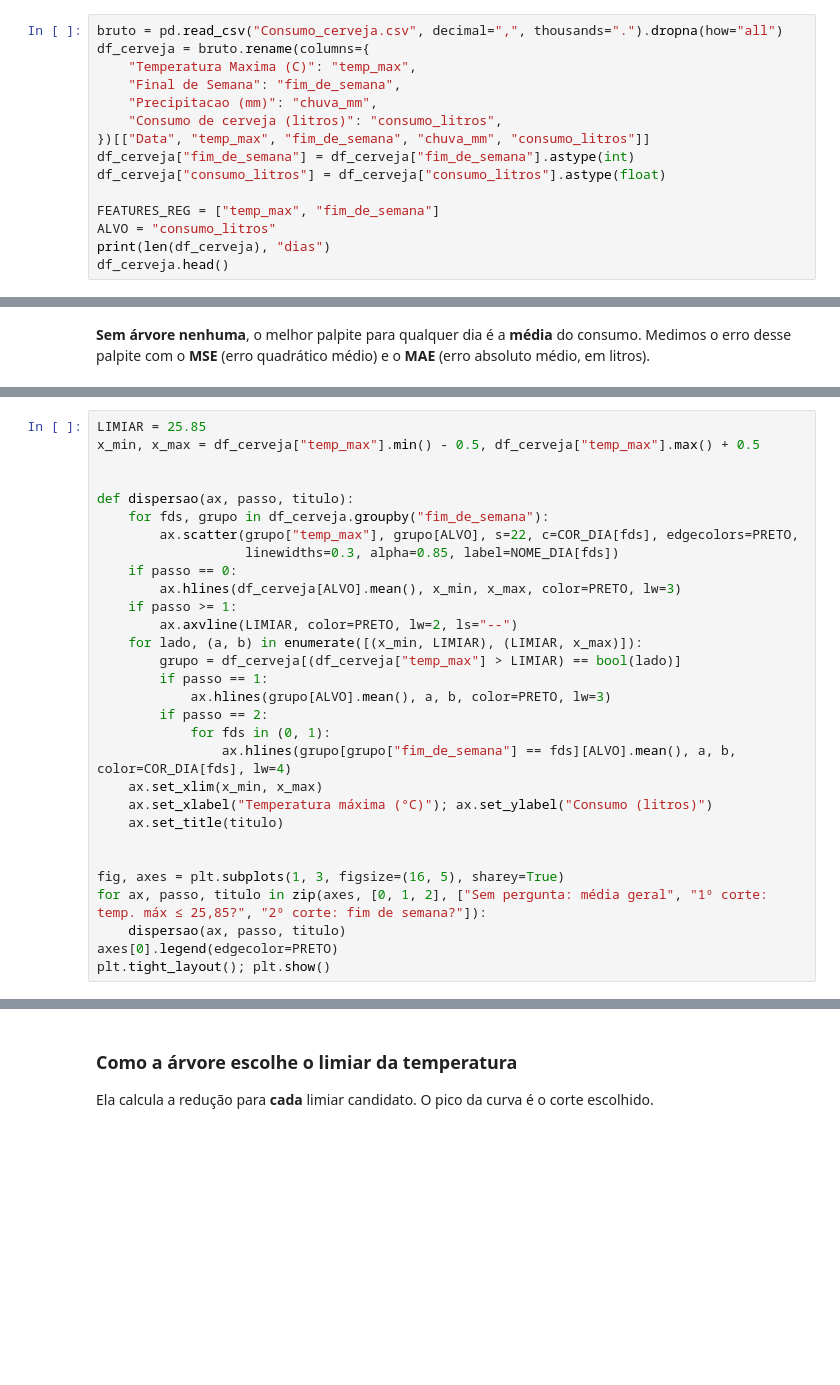
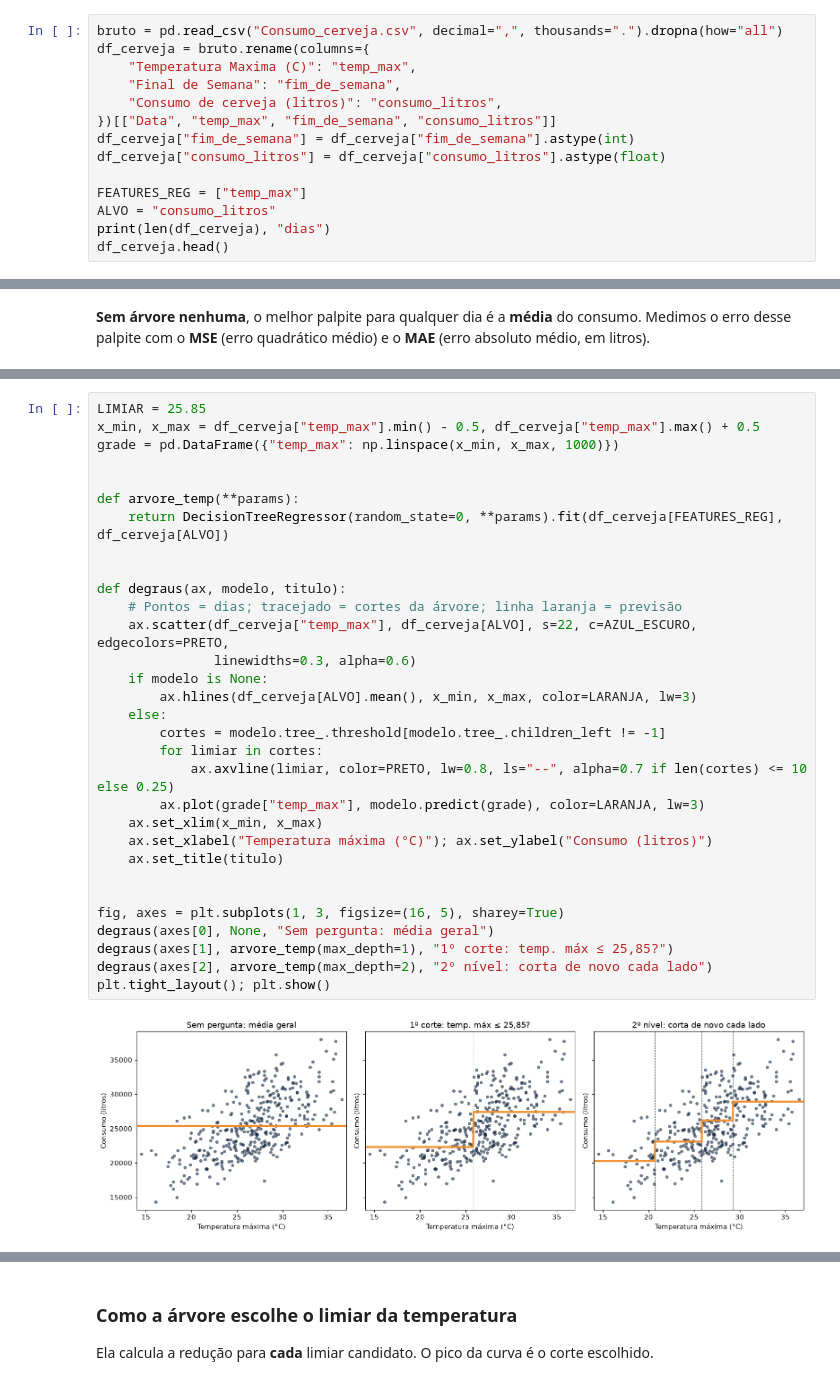
Before and after one commit to rubens-m1/arvores-decisao, a Jupyter notebook: arvores_de_decisao.ipynb, the cells around one changed output, grey strips where cells are left out. Cells and saved outputs as stored; diff of their text form; blank space fills up the shorter version.

```diff
--- a/arvores_de_decisao.ipynb
+++ b/arvores_de_decisao.ipynb
@@ -366,13 +522,12 @@ bruto = pd.read_csv("Consumo_cerveja.csv", decimal=",", thousands=".").dropna(ho
 df_cerveja = bruto.rename(columns={
     "Temperatura Maxima (C)": "temp_max",
     "Final de Semana": "fim_de_semana",
-    "Precipitacao (mm)": "chuva_mm",
     "Consumo de cerveja (litros)": "consumo_litros",
-})[["Data", "temp_max", "fim_de_semana", "chuva_mm", "consumo_litros"]]
+})[["Data", "temp_max", "fim_de_semana", "consumo_litros"]]
 df_cerveja["fim_de_semana"] = df_cerveja["fim_de_semana"].astype(int)
 df_cerveja["consumo_litros"] = df_cerveja["consumo_litros"].astype(float)
 
-FEATURES_REG = ["temp_max", "fim_de_semana"]
+FEATURES_REG = ["temp_max"]
 ALVO = "consumo_litros"
 print(len(df_cerveja), "dias")
 df_cerveja.head()
@@ -397,33 +574,36 @@ a **média** do consumo ali dentro — uma linha horizontal. O resultado é uma
 # %%
 LIMIAR = 25.85
 x_min, x_max = df_cerveja["temp_max"].min() - 0.5, df_cerveja["temp_max"].max() + 0.5
+grade = pd.DataFrame({"temp_max": np.linspace(x_min, x_max, 1000)})
 
 
-def dispersao(ax, passo, titulo):
-    for fds, grupo in df_cerveja.groupby("fim_de_semana"):
-        ax.scatter(grupo["temp_max"], grupo[ALVO], s=22, c=COR_DIA[fds], edgecolors=PRETO,
-                   linewidths=0.3, alpha=0.85, label=NOME_DIA[fds])
-    if passo == 0:
-        ax.hlines(df_cerveja[ALVO].mean(), x_min, x_max, color=PRETO, lw=3)
-    if passo >= 1:
-        ax.axvline(LIMIAR, color=PRETO, lw=2, ls="--")
-    for lado, (a, b) in enumerate([(x_min, LIMIAR), (LIMIAR, x_max)]):
-        grupo = df_cerveja[(df_cerveja["temp_max"] > LIMIAR) == bool(lado)]
-        if passo == 1:
-            ax.hlines(grupo[ALVO].mean(), a, b, color=PRETO, lw=3)
-        if passo == 2:
-            for fds in (0, 1):
-                ax.hlines(grupo[grupo["fim_de_semana"] == fds][ALVO].mean(), a, b, color=COR_DIA[fds], lw=4)
+def arvore_temp(**params):
+    return DecisionTreeRegressor(random_state=0, **params).fit(df_cerveja[FEATURES_REG], df_cerveja[ALVO])
+
+
+def degraus(ax, modelo, titulo):
+    # Pontos = dias; tracejado = cortes da árvore; linha laranja = previsão
+    ax.scatter(df_cerveja["temp_max"], df_cerveja[ALVO], s=22, c=AZUL_ESCURO, edgecolors=PRETO,
+               linewidths=0.3, alpha=0.6)
+    if modelo is None:
+        ax.hlines(df_cerveja[ALVO].mean(), x_min, x_max, color=LARANJA, lw=3)
+    else:
+        cortes = modelo.tree_.threshold[modelo.tree_.children_left != -1]
+        for limiar in cortes:
+            ax.axvline(limiar, color=PRETO, lw=0.8, ls="--", alpha=0.7 if len(cortes) <= 10 else 0.25)
+        ax.plot(grade["temp_max"], modelo.predict(grade), color=LARANJA, lw=3)
     ax.set_xlim(x_min, x_max)
     ax.set_xlabel("Temperatura máxima (°C)"); ax.set_ylabel("Consumo (litros)")
     ax.set_title(titulo)
 
 
 fig, axes = plt.subplots(1, 3, figsize=(16, 5), sharey=True)
-for ax, passo, titulo in zip(axes, [0, 1, 2], ["Sem pergunta: média geral", "1º corte: temp. máx ≤ 25,85?", "2º corte: fim de semana?"]):
-    dispersao(ax, passo, titulo)
-axes[0].legend(edgecolor=PRETO)
+degraus(axes[0], None, "Sem pergunta: média geral")
+degraus(axes[1], arvore_temp(max_depth=1), "1º corte: temp. máx ≤ 25,85?")
+degraus(axes[2], arvore_temp(max_depth=2), "2º nível: corta de novo cada lado")
 plt.tight_layout(); plt.show()
+# %% [output]
+[figure, added]
 # %% [markdown]
 ## 3. MSE e Redução do erro
 Na classificação medíamos a **mistura** com a Entropia. Na regressão medimos o **espalhamento** dos valores em torno da média
```
Also changed, not shown: parts of 55 cells of this notebook, 1 other file.
